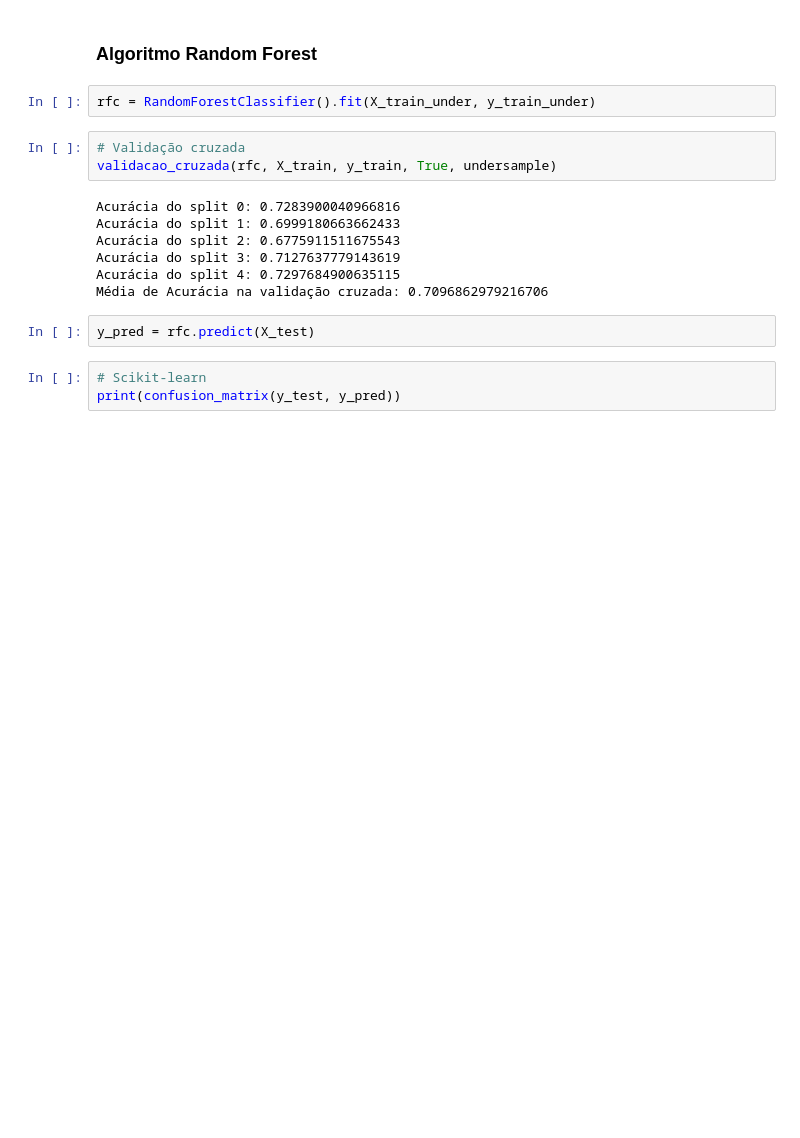
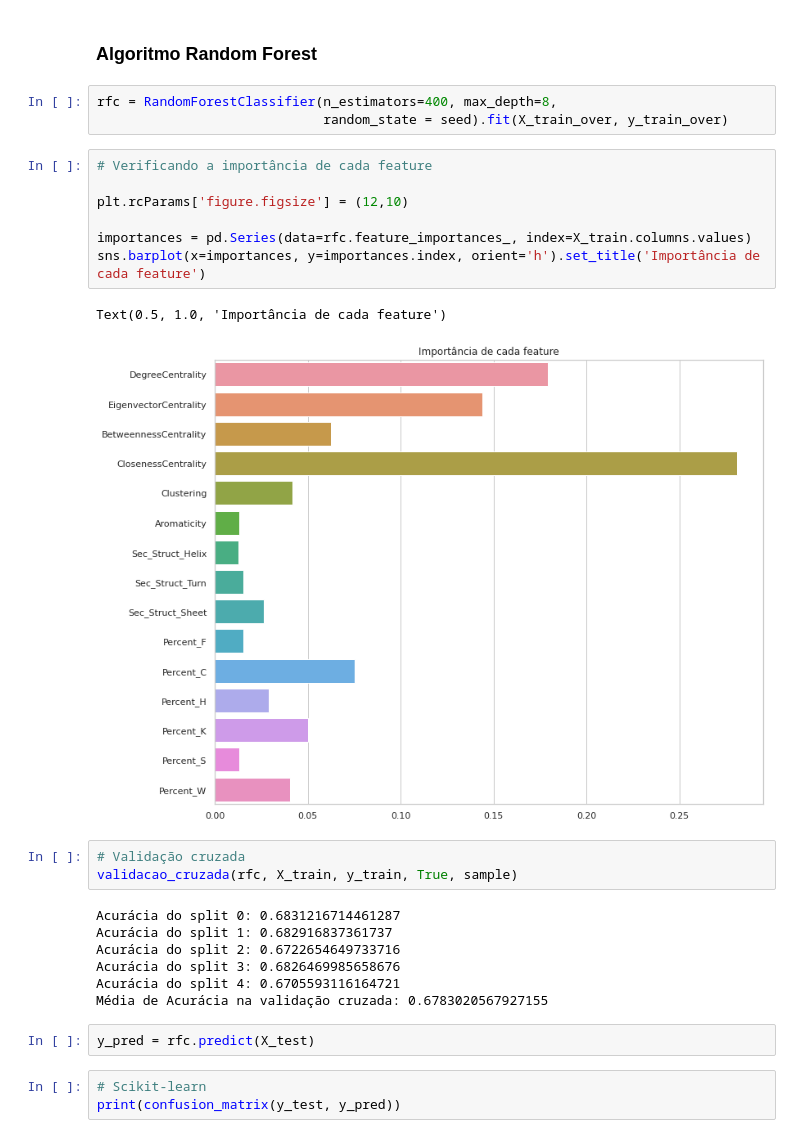
Before and after one commit to JessicaIta/sequence-protein-features, a Jupyter notebook: xgboost-algorithm.ipynb, the cells around one changed output. Saved outputs shown, nothing was run; the diff lists cells and outputs as text; blank space fills up the shorter version.

```diff
--- a/xgboost-algorithm.ipynb
+++ b/xgboost-algorithm.ipynb
@@ -270,17 +272,28 @@ weighted avg       0.94      0.73      0.81      6103
 # %% [markdown]
 ### Algoritmo Random Forest
 # %%
-rfc = RandomForestClassifier().fit(X_train_under, y_train_under)
+rfc = RandomForestClassifier(n_estimators=400, max_depth=8,
+                             random_state = seed).fit(X_train_over, y_train_over)
+# %%
+# Verificando a importância de cada feature
+
+plt.rcParams['figure.figsize'] = (12,10)
+
+importances = pd.Series(data=rfc.feature_importances_, index=X_train.columns.values)
+sns.barplot(x=importances, y=importances.index, orient='h').set_title('Importância de cada feature')
+# %% [output]
+Text(0.5, 1.0, 'Importância de cada feature')
+[figure, added]
 # %%
 # Validação cruzada
-validacao_cruzada(rfc, X_train, y_train, True, undersample)
+validacao_cruzada(rfc, X_train, y_train, True, sample)
 # %% [output]
-Acurácia do split 0: 0.7283900040966816
-Acurácia do split 1: 0.6999180663662433
-Acurácia do split 2: 0.6775911511675543
-Acurácia do split 3: 0.7127637779143619
-Acurácia do split 4: 0.7297684900635115
-Média de Acurácia na validação cruzada: 0.7096862979216706
+Acurácia do split 0: 0.6831216714461287
+Acurácia do split 1: 0.682916837361737
+Acurácia do split 2: 0.6722654649733716
+Acurácia do split 3: 0.6826469985658676
+Acurácia do split 4: 0.6705593116164721
+Média de Acurácia na validação cruzada: 0.6783020567927155
 # %%
 y_pred = rfc.predict(X_test)
 # %%
```
Also changed, not shown: parts of 19 cells of this notebook.
